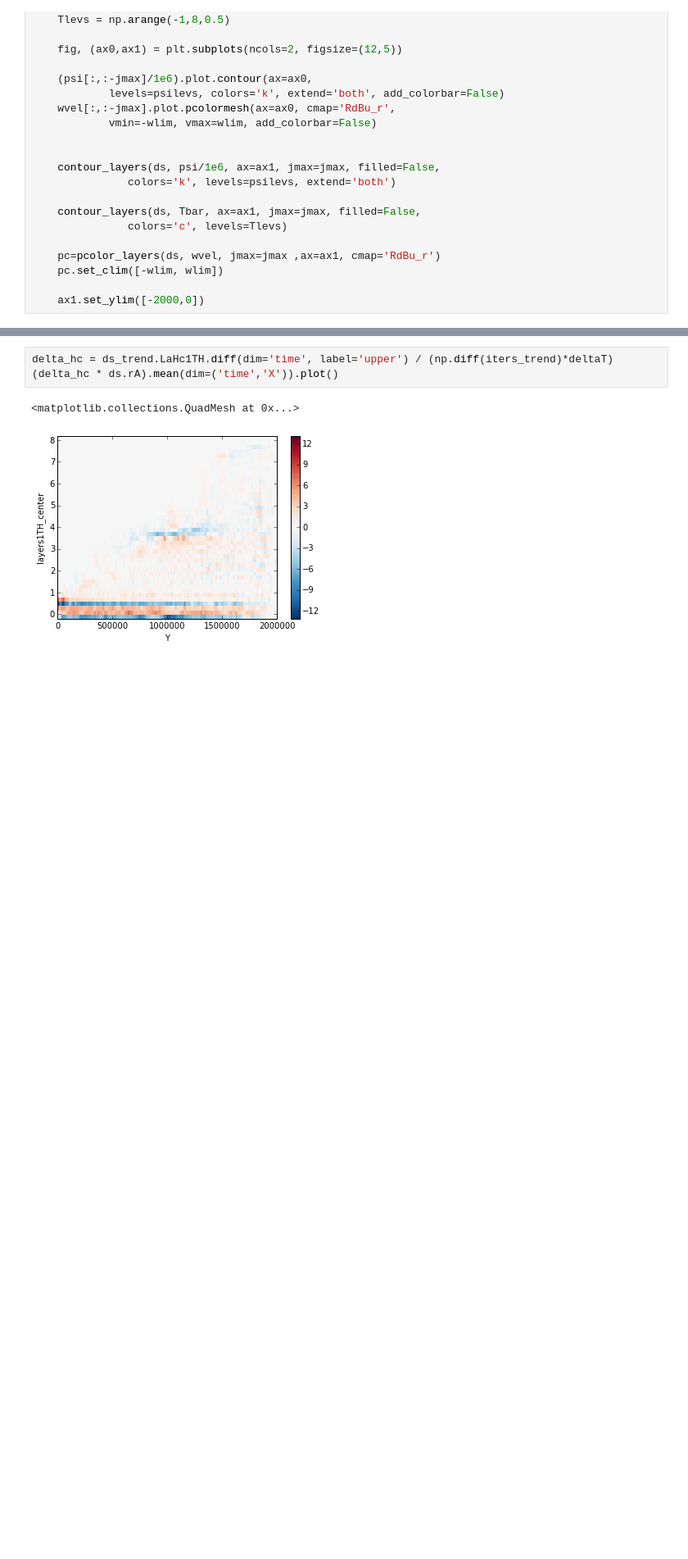
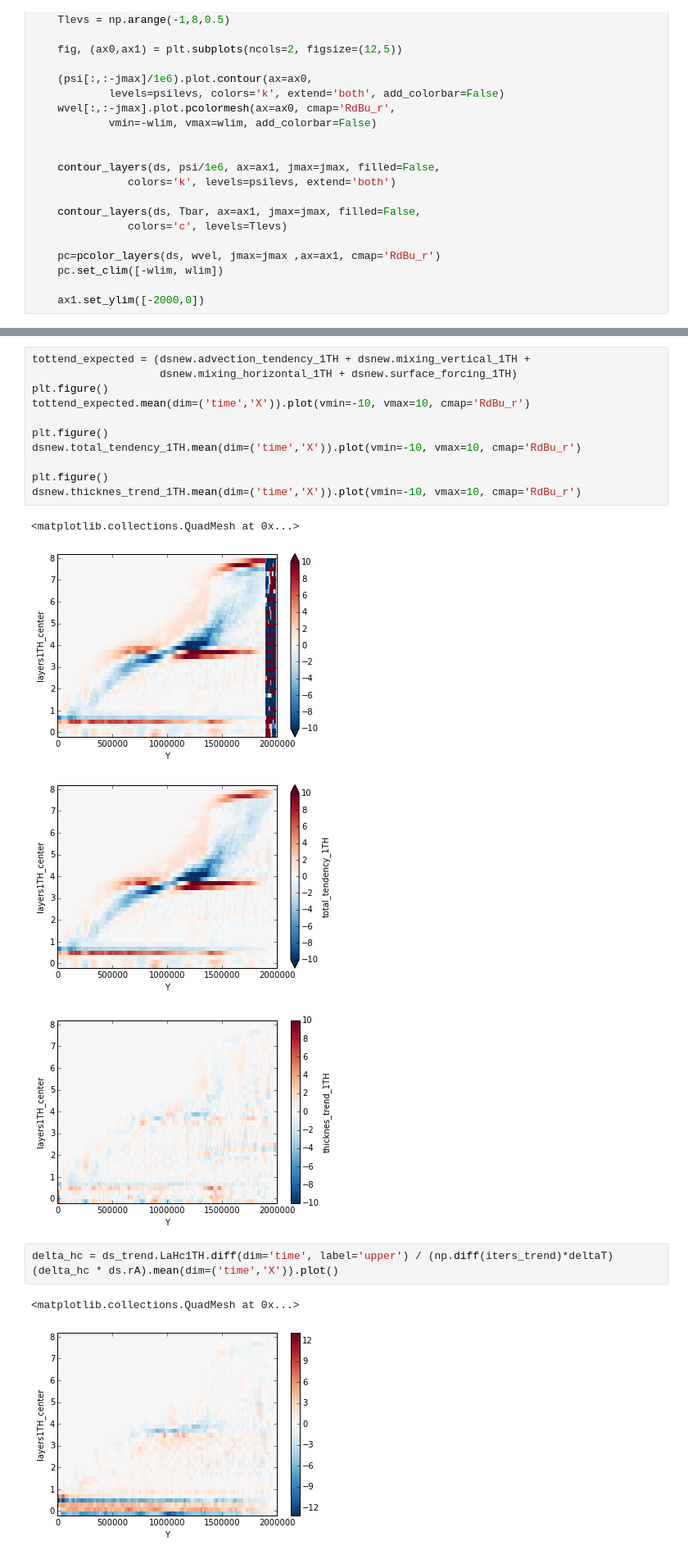
Before and after one commit to dhruvbalwada/watermass, a Jupyter notebook: global_latlon_layers_analysis/layers_analysis_channel_xray.ipynb, the cells around one changed output, grey strips where cells are left out. Shown at 82% size. Drawn from its saved outputs; the diff is of its cells as text; blank space fills up the shorter version.

```diff
--- a/global_latlon_layers_analysis/layers_analysis_channel_xray.ipynb
+++ b/global_latlon_layers_analysis/layers_analysis_channel_xray.ipynb
@@ -376,3 +427,19 @@ for k in dvars:
+# %%
+tottend_expected = (dsnew.advection_tendency_1TH + dsnew.mixing_vertical_1TH +
+                    dsnew.mixing_horizontal_1TH + dsnew.surface_forcing_1TH)
+plt.figure()
+tottend_expected.mean(dim=('time','X')).plot(vmin=-10, vmax=10, cmap='RdBu_r')
+
+plt.figure()
+dsnew.total_tendency_1TH.mean(dim=('time','X')).plot(vmin=-10, vmax=10, cmap='RdBu_r')
+
+plt.figure()
+dsnew.thicknes_trend_1TH.mean(dim=('time','X')).plot(vmin=-10, vmax=10, cmap='RdBu_r')
+# %% [output]
+<matplotlib.collections.QuadMesh at 0x...>
+[figure, added]
+[figure, added]
+[figure, added]
 # %%
 delta_hc = ds_trend.LaHc1TH.diff(dim='time', label='upper') / (np.diff(iters_trend)*deltaT)
 (delta_hc * ds.rA).mean(dim=('time','X')).plot()
```
Also changed, not shown: parts of 8 cells of this notebook.
